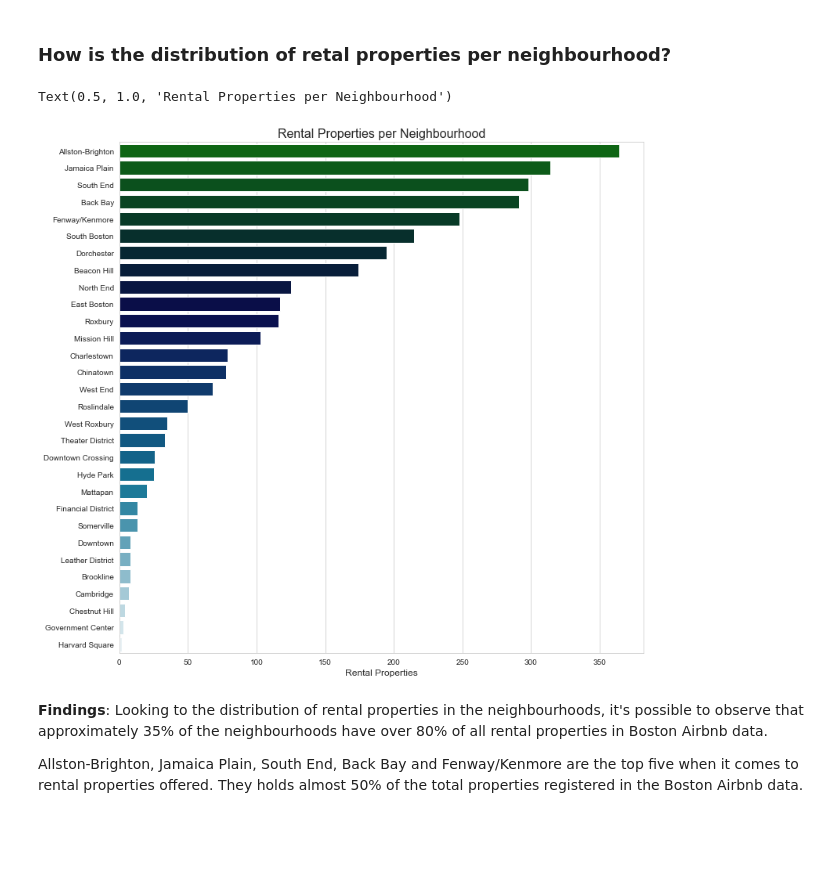
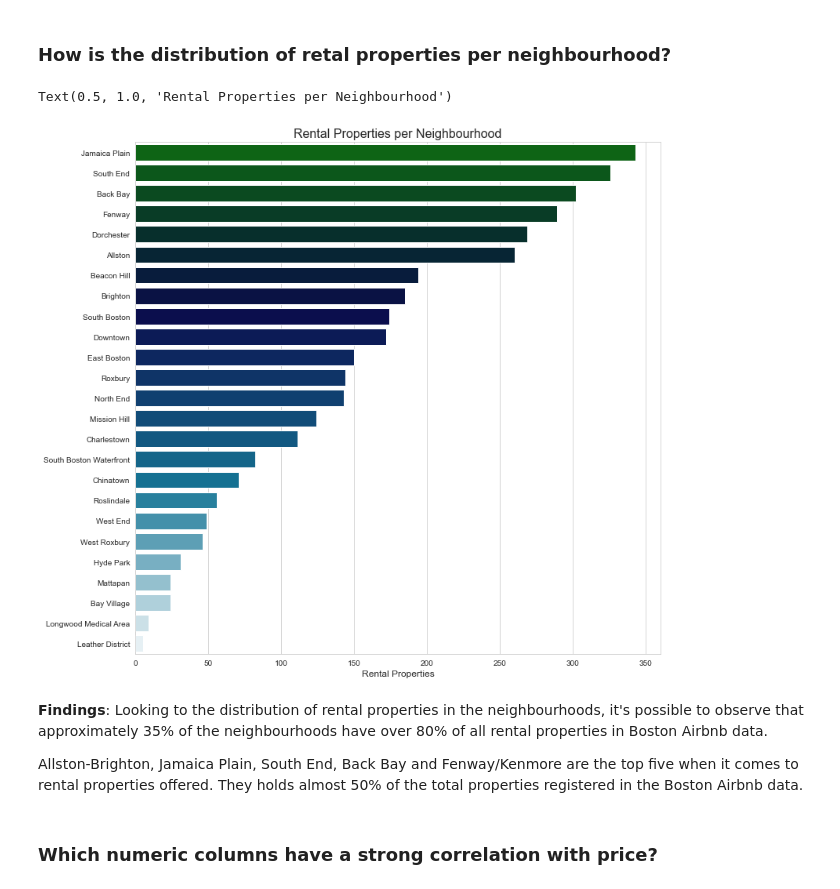
Before and after one commit to vitorscheifler/boston-airbnb-analysis, a Jupyter notebook: Boston Airbnb Analysis.ipynb, the cells around one changed output. Cells and saved outputs as stored; diff of their text form; code cells hidden in the pictures; blank space fills up the shorter version.

Commit message:
Changing city for neighbourhood

```diff
--- a/Boston Airbnb Analysis.ipynb
+++ b/Boston Airbnb Analysis.ipynb
@@ -230,19 +211,21 @@ Other relevant findings:
 # %% [markdown]
 ### How is the distribution of retal properties per neighbourhood?
 # %%
-n_rental_hood = df['neighbourhood'].value_counts()
+n_rental_hood = df['neighbourhood_cleansed'].value_counts()
 
 sns.set({'figure.figsize' : (12,12)})
 sns.set_style("whitegrid")
 
 ax = sns.barplot(x=n_rental_hood, y=n_rental_hood.index, palette='ocean')
 ax.set_xlabel("Rental Properties", fontdict={'fontsize' : 12})
 ax.set_ylabel("")
 ax.set_title("Rental Properties per Neighbourhood", fontdict={'fontsize' : 16})
 # %% [output]
 Text(0.5, 1.0, 'Rental Properties per Neighbourhood')
-[figure, old version]
+[figure, new version]
 # %% [markdown]
 **Findings**: Looking to the distribution of rental properties in the neighbourhoods, it's possible to observe that approximately 35% of the neighbourhoods have over 80% of all rental properties in Boston Airbnb data.
 
 Allston-Brighton, Jamaica Plain, South End, Back Bay and Fenway/Kenmore are the top five when it comes to rental properties offered. They holds almost 50% of the total properties registered in the Boston Airbnb data.
+# %% [markdown]
+### Which numeric columns have a strong correlation with price?
```
Also changed, not shown: parts of 12 cells of this notebook, 1 other file.
